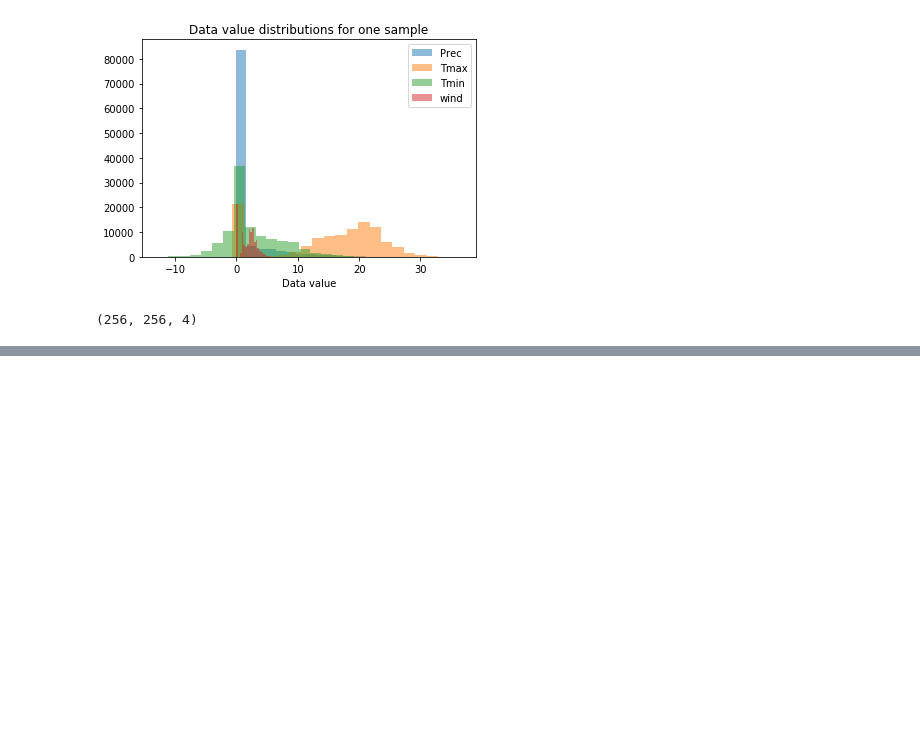
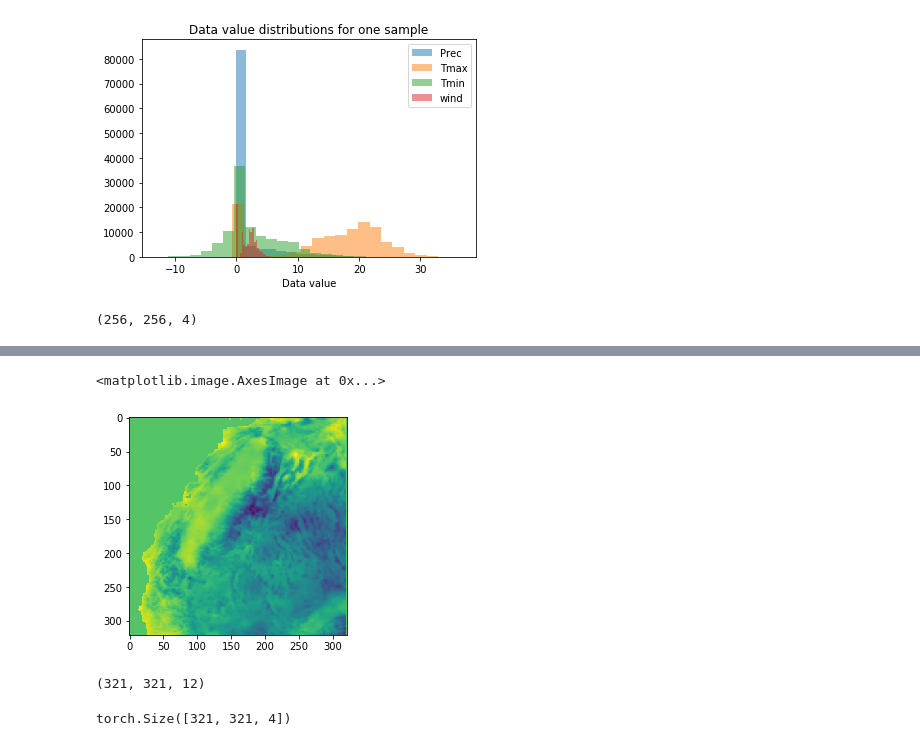
Before and after one commit to adrianalbert/domain-transfer-GAN, a Jupyter notebook: datasets/Parse Livneh data to numpy.ipynb, the cells around one changed output, grey strips where cells are left out. Drawn from its saved outputs; the diff is of its cells as text; code cells hidden in the pictures; blank space fills up the shorter version.

```diff
--- a/datasets/Parse Livneh data to numpy.ipynb
+++ b/datasets/Parse Livneh data to numpy.ipynb
@@ -136,0 +144,4 @@ resize(x['data'], (256,256)).shape
+# %%
+tmp = np.nan_to_num(trainA[:10])
+# %%
+tmp = -1 + 2 * (tmp - tmp.min((1,2))[:, np.newaxis,np.newaxis]) / (tmp.max((1,2))[:, np.newaxis,np.newaxis] - tmp.min((1,2))[:, np.newaxis,np.newaxis])
@@ -136,0 +153,9 @@ resize(x['data'], (256,256)).shape
+# %%
+plt.imshow(tmp[0][...,2])
+# %% [output]
+<matplotlib.image.AxesImage at 0x...>
+[figure, added]
+# %%
+np.dstack((tmp[0], np.zeros_like(tmp[0]), np.zeros_like(tmp[0]))).shape
+# %% [output]
+(321, 321, 12)
@@ -136,0 +166,4 @@ resize(x['data'], (256,256)).shape
+# %%
+t.size()
+# %% [output]
+torch.Size([321, 321, 4])
```
Also changed, not shown: parts of 6 cells of this notebook, 4 other files.
